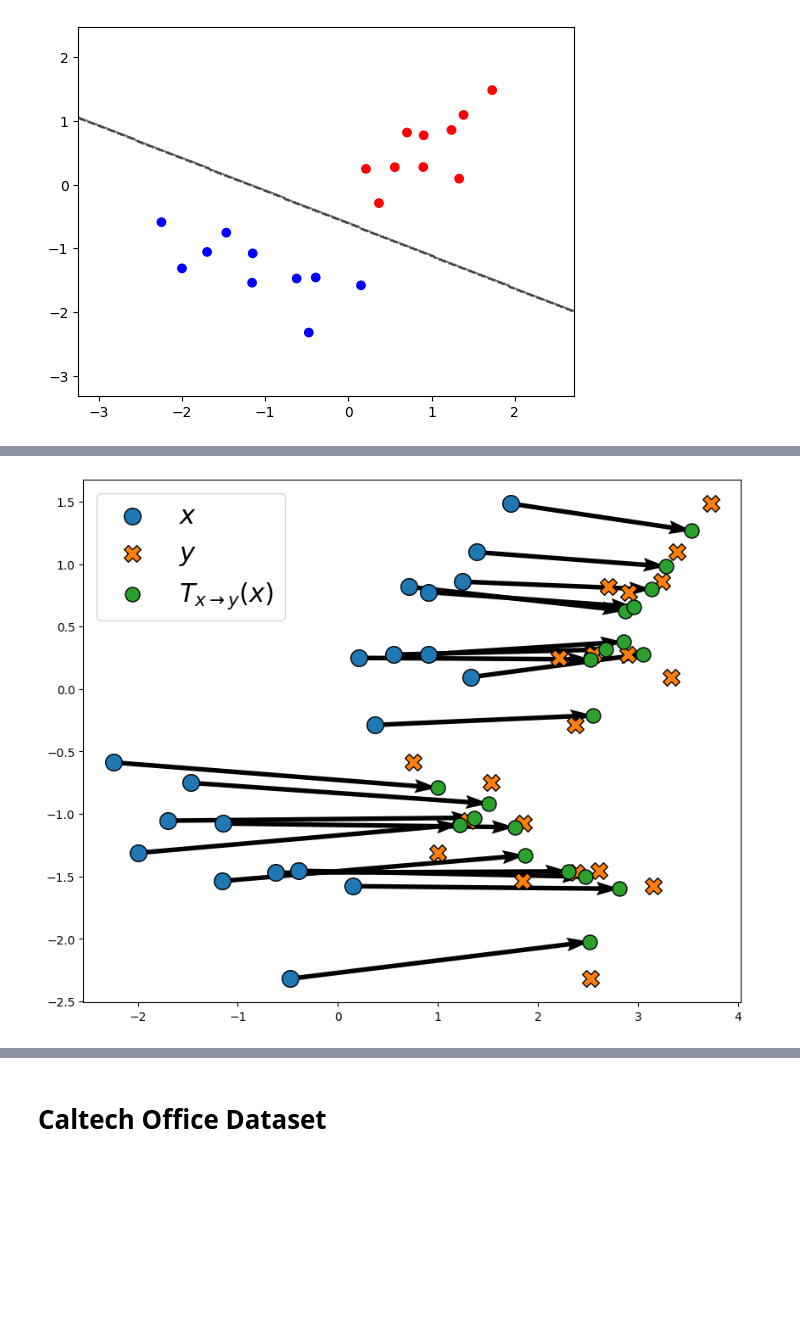
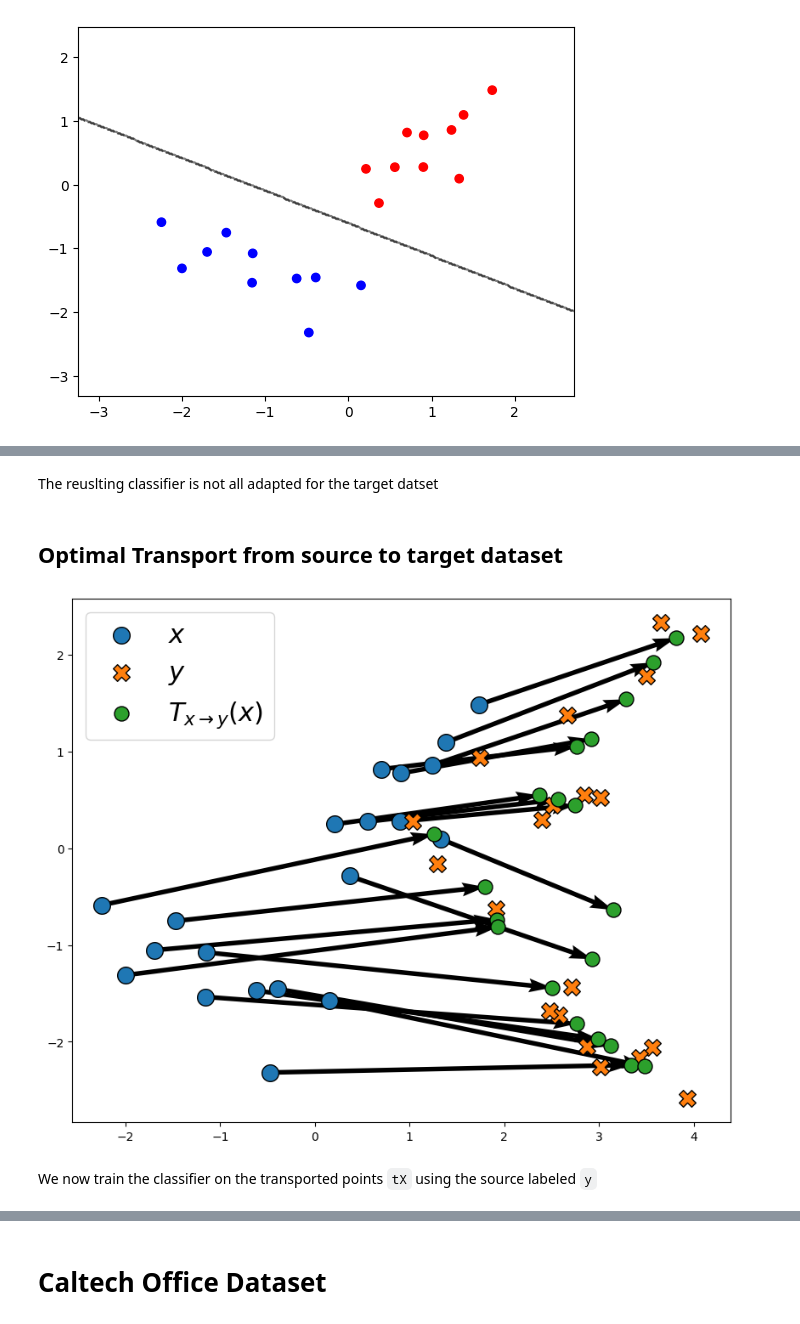
Before and after one commit to mdlbm/Optimal-Transport-Domain-Adaptation, a Jupyter notebook: OT_Domain_Adaptation.ipynb, the cells around one changed output, grey strips where cells are left out. Cells and saved outputs as stored; diff of their text form; code cells hidden in the pictures; blank space fills up the shorter version.

```diff
--- a/OT_Domain_Adaptation.ipynb
+++ b/OT_Domain_Adaptation.ipynb
@@ -37,7 +50,12 @@ n1 = 10
 n2 =10
 
 def Generate2DDataset(mean1, cov1, mean2, cov2,n1 = 10,  n2 = 10, randomkey =1):
-  key = random.PRNGKey(1)
+  """
+    Generate random a set of random points following the Gaussian distribution :
+    `n1` points wil be labeled 1 and be distributed w.r.t. a Gaussian law (`mean1`, `cov1`)
+    `n2` points wil be labeled -1 and be distributed w.r.t. a Gaussian law (`mean2`, `cov2`)
+    """
+  key = random.PRNGKey(randomkey)
   x1 = random.multivariate_normal(key, mean1, cov1, (n1,))
   x2 = random.multivariate_normal(key, mean2, cov2, (n2,))
   X = jnp.concatenate([x1, x2])
@@ -48,6 +66,7 @@ x1,x2,X,y = Generate2DDataset(mean1, cov1, mean2, cov2,n1, n2)
 
 
 def makeSVM(X,y, kernel = 'linear') :
+  "Create a SVM classifier with kernel `kernel` from a dataset of features `X` and labels `y`"
   svm = SVC(kernel=kernel)
   svm.fit(X, y)
   return svm
@@ -68,9 +87,9 @@ plt.show()
 # %%
 # Generate random points following the Gaussian distributions for target
 mean1 = jnp.array([3, 1])
-cov1 = jnp.array([[0.2, 0.1], [0.1, 0.3]])
-mean2 = jnp.array([2, -1])
-cov2 = jnp.array([[0.5, -0.4], [-0.2, 0.4]])
+cov1 = jnp.array([[0.4, 0.1], [0.3, 0.5]])
+mean2 = jnp.array([3, -2])
+cov2 = jnp.array([[0.3, -0.4], [-0.2, 0.4]])
 n1_=10
 n2_=10
-x1_,x2_,X_,y_ = Generate2DDataset(mean1, cov1, mean2, cov2, n1_, n2_)
+x1_,x2_,X_,y_ = Generate2DDataset(mean1, cov1, mean2, cov2, n1_, n2_, randomkey =2)
@@ -77 +118,5 @@ x1_,x2_,X_,y_ = Generate2DDataset(mean1, cov1, mean2, cov2, n1_, n2_)
+# %% [markdown]
+The reuslting classifier is not all adapted for the target datset
+# %% [markdown]
+## Optimal Transport from source to target dataset
 # %%
@@ -98,17 +143,20 @@ def plot_map(x, y, z, forward: bool = True):
     plt.legend(fontsize=22)
 # %%
 def getTransport(X, X_, cost_fn = costs.SqEuclidean(), plot = True):
-  geom = pointcloud.PointCloud(X, X_, cost_fn=cost_fn) # l'argument cost_fn permet de changer la fonction coût ici
+  """ Get the transported points from a source set `X` to a target set `X_, where the cost function is defined by `cost_fn`. `plot` = `True` plot the transportation plan if possible. """
+  geom = pointcloud.PointCloud(X, X_, cost_fn=cost_fn) #  cost_fn permet de changer la fonction coût ici
   out = sinkhorn.Sinkhorn()(linear_problem.LinearProblem(geom))
   dual_potentials = out.to_dual_potentials()
   if plot == True and len(X[0])==2 and len(X_[0]) == 2:
     plot_map(X, X_, dual_potentials.transport(X))
 
   return dual_potentials.transport(X)
 
 tX = getTransport(X,X_)
 # %% [output]
-[figure, old version]
+[figure, new version]
+# %% [markdown]
+We now train the classifier on the transported points `tX` using the source labeled `y`
 # %%
 svm = makeSVM(tX,y)
 
```
Also changed, not shown: parts of 26 cells of this notebook.
